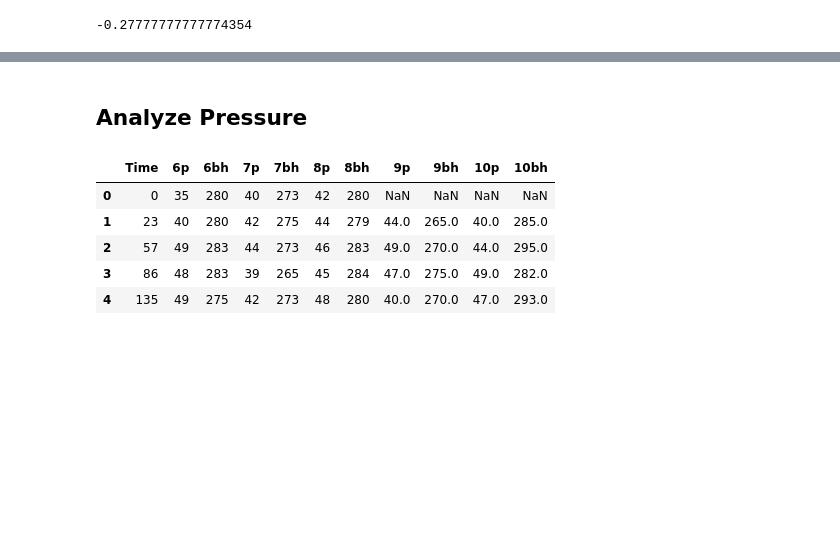
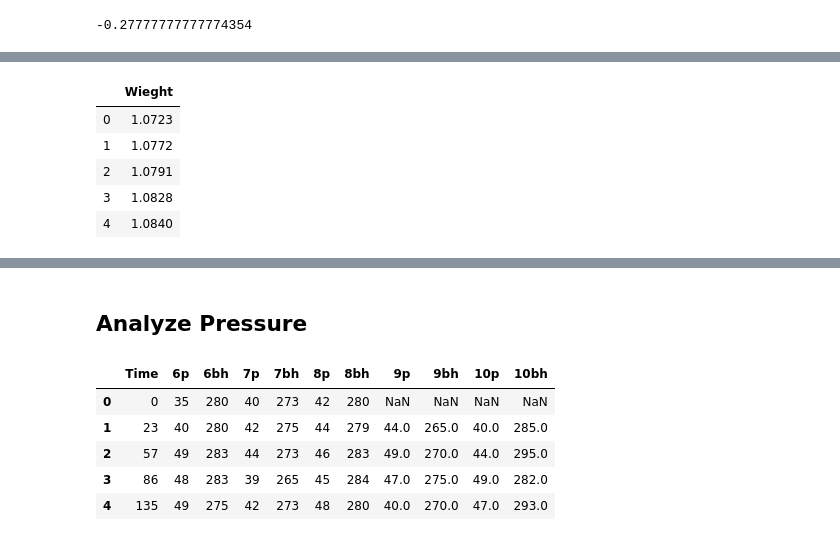
Before and after one commit to mattcoast/Oyster_Hydro, a Jupyter notebook: Oyster_Hydro.ipynb, the cells around one changed output, grey strips where cells are left out. Cells and saved outputs as stored; diff of their text form; code cells hidden in the pictures; blank space fills up the shorter version.

```diff
--- a/Oyster_Hydro.ipynb
+++ b/Oyster_Hydro.ipynb
@@ -122,0 +145,11 @@ fig.savefig('filtration.png')
+# %%
+vss_sorted=dfv.sort_values('Wieght')
+vss_sorted=vss_sorted.reset_index(drop=True)
+vss_sorted.head()
+# %% [output]
+|  | Wieght |
+| 0 | 1.0723 |
+| 1 | 1.0772 |
+| 2 | 1.0791 |
+| 3 | 1.0828 |
+| 4 | 1.0840 |
```
Also changed, not shown: parts of 9 cells of this notebook.
